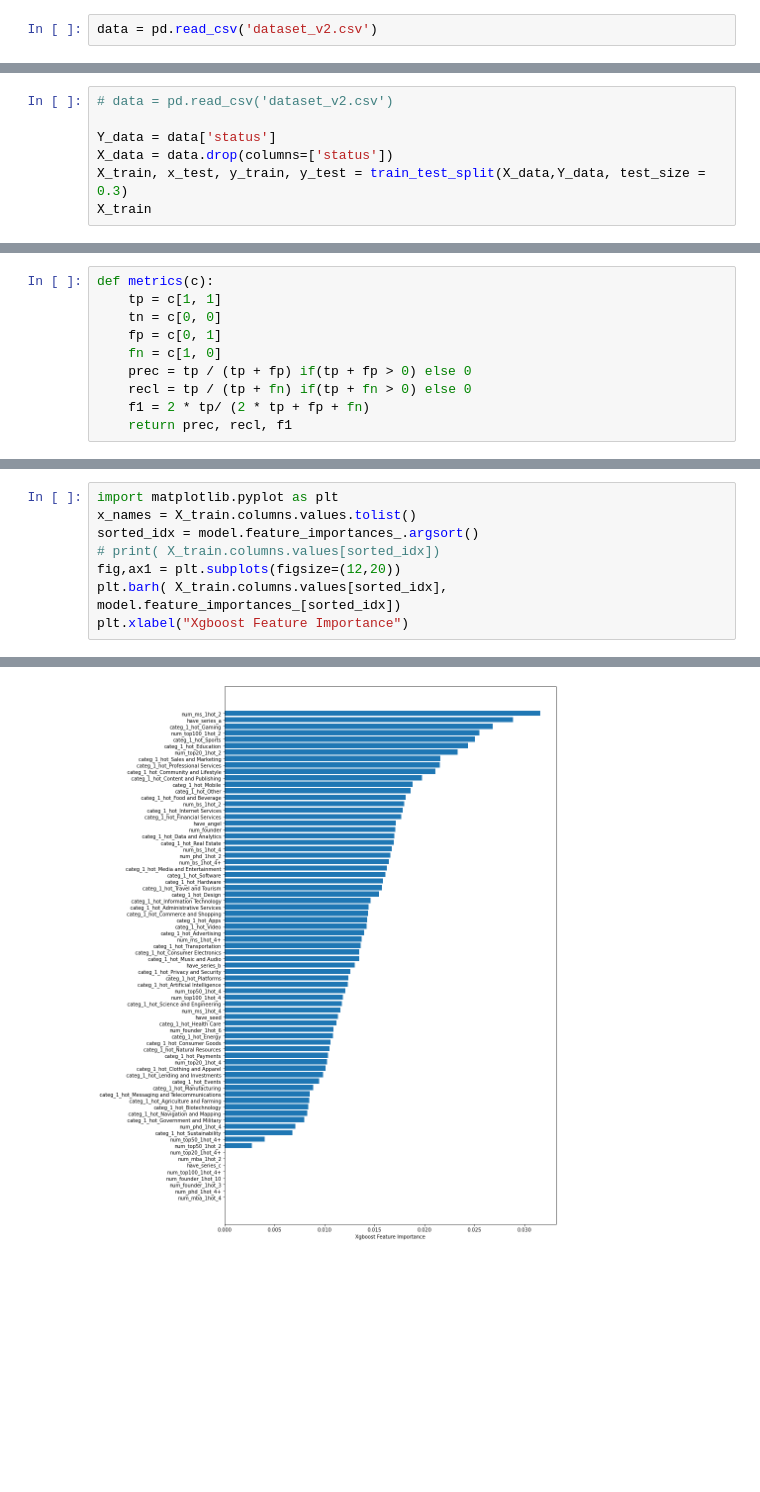
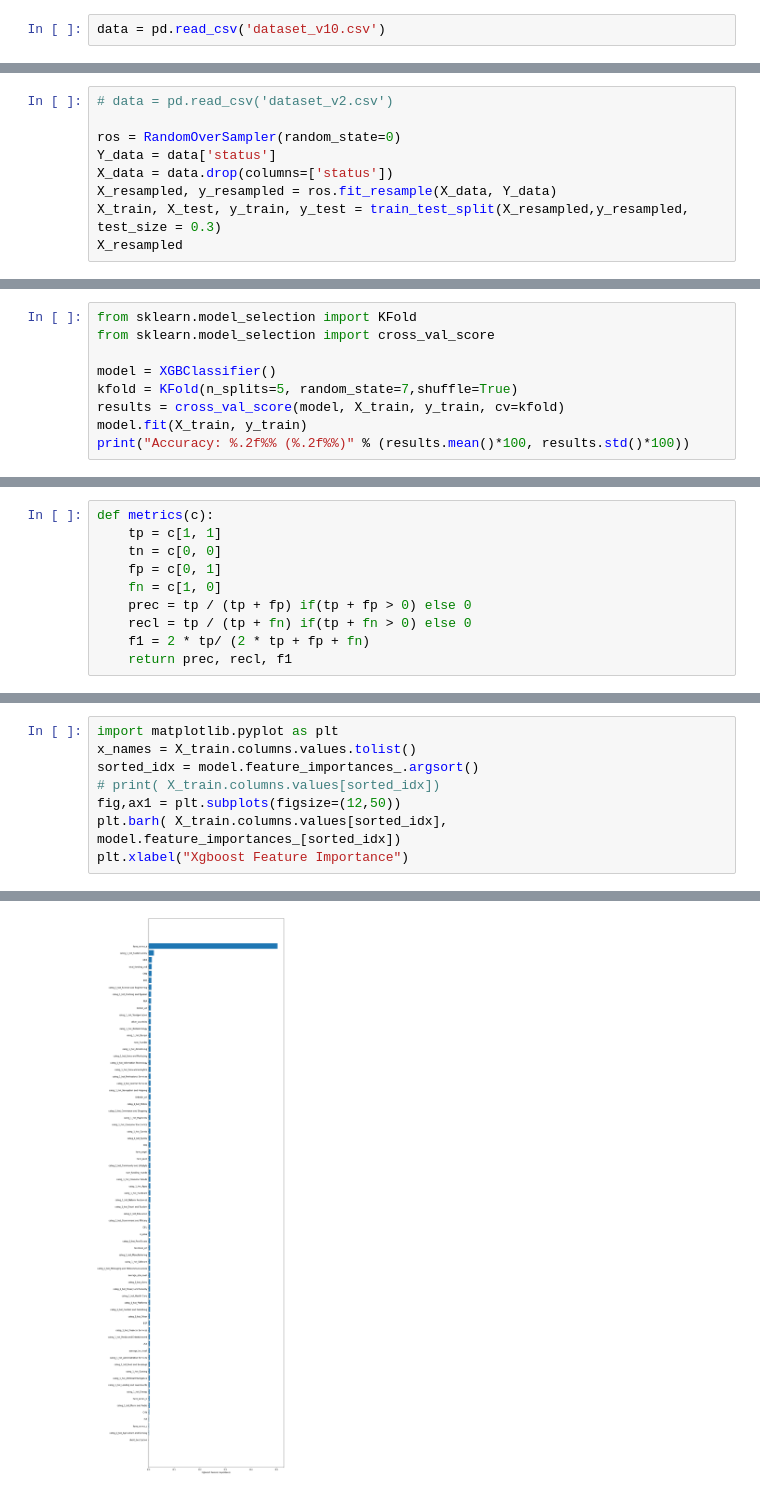
Before and after one commit to csynbiosys/dissertations-2021-info, a Jupyter notebook: yiwei_jing_quantify/XGboost.ipynb, the cells around one changed output, grey strips where cells are left out. Cells and saved outputs as stored; diff of their text form; blank space fills up the shorter version.

```diff
--- a/yiwei_jing_quantify/XGboost.ipynb
+++ b/yiwei_jing_quantify/XGboost.ipynb
@@ -19,2 +32,2 @@ from sklearn.utils import shuffle
 # %%
-data = pd.read_csv('dataset_v2.csv')
+data = pd.read_csv('dataset_v10.csv')
@@ -29,8 +65,10 @@ X_test = X_test.drop(columns=['status'])
 # %%
 # data = pd.read_csv('dataset_v2.csv')
 
+ros = RandomOverSampler(random_state=0)
 Y_data = data['status']
 X_data = data.drop(columns=['status'])
-X_train, x_test, y_train, y_test = train_test_split(X_data,Y_data, test_size = 0.3)
-X_train
+X_resampled, y_resampled = ros.fit_resample(X_data, Y_data)
+X_train, X_test, y_train, y_test = train_test_split(X_resampled,y_resampled, test_size = 0.3)
+X_resampled
 # %% [output]
@@ -60,3 +108,12 @@ XGBClassifier(base_score=0.5, booster='gbtree', colsample_bylevel=1,
               n_estimators=100, n_jobs=16, num_parallel_tree=1, random_state=0,
               reg_alpha=0, reg_lambda=1, scale_pos_weight=1, subsample=1,
               tree_method='exact', validate_parameters=1, verbosity=None)
+# %%
+from sklearn.model_selection import KFold
+from sklearn.model_selection import cross_val_score
+
+model = XGBClassifier()
+kfold = KFold(n_splits=5, random_state=7,shuffle=True)
+results = cross_val_score(model, X_train, y_train, cv=kfold)
+model.fit(X_train, y_train)
+print("Accuracy: %.2f%% (%.2f%%)" % (results.mean()*100, results.std()*100))
@@ -140,11 +229,11 @@ ntree_limit is deprecated, use `iteration_range` or model slicing instead.
 # %%
 import matplotlib.pyplot as plt
 x_names = X_train.columns.values.tolist()
 sorted_idx = model.feature_importances_.argsort()
 # print( X_train.columns.values[sorted_idx])
-fig,ax1 = plt.subplots(figsize=(12,20))
+fig,ax1 = plt.subplots(figsize=(12,50))
 plt.barh( X_train.columns.values[sorted_idx], model.feature_importances_[sorted_idx])
 plt.xlabel("Xgboost Feature Importance")
 # %% [output]
 Text(0.5, 0, 'Xgboost Feature Importance')
-[figure, old version]
+[figure, new version]
```
Also changed, not shown: parts of 39 cells of this notebook, 13 other files.
